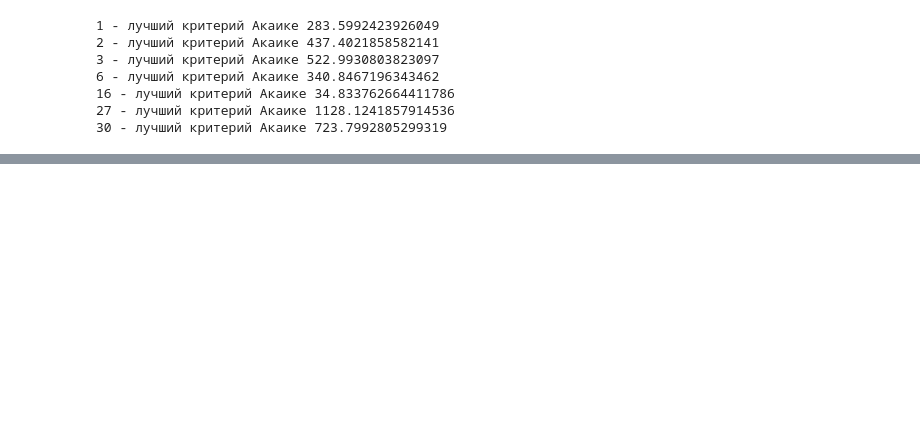
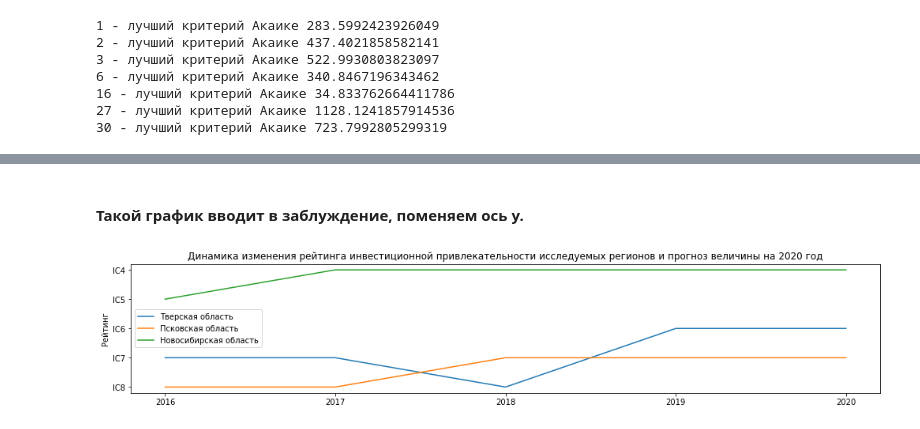
Before and after one commit to paulnumberone/investment_appeal, a Jupyter notebook: IA.ipynb, the cells around one changed output, grey strips where cells are left out. Cells and saved outputs as stored; diff of their text form; code cells hidden in the pictures; blank space fills up the shorter version.

```diff
--- a/IA.ipynb
+++ b/IA.ipynb
@@ -432,0 +445,13 @@ for data, element, new_data in zip([res_tvr, res_psk, res_nsk],
+# %% [markdown]
+#### Такой график вводит в заблуждение, поменяем ось у.
+# %%
+plt.figure(figsize=(17,3))
+plt.title("Динамика изменения рейтинга инвестиционной привлекательности исследуемых регионов и прогноз величины на 2020 год")
+plt.ylabel("Рейтинг")
+plt.plot((result*-1).T)
+plt.legend(result.index)
+plt.xticks(range(2016, 2021))
+plt.yticks([-4,-5,-6,-7,-8], ['IC4', 'IC5', 'IC6', 'IC7', 'IC8'])
+plt.show()
+# %% [output]
+[figure, added]
```
Also changed, not shown: parts of 10 cells of this notebook.
